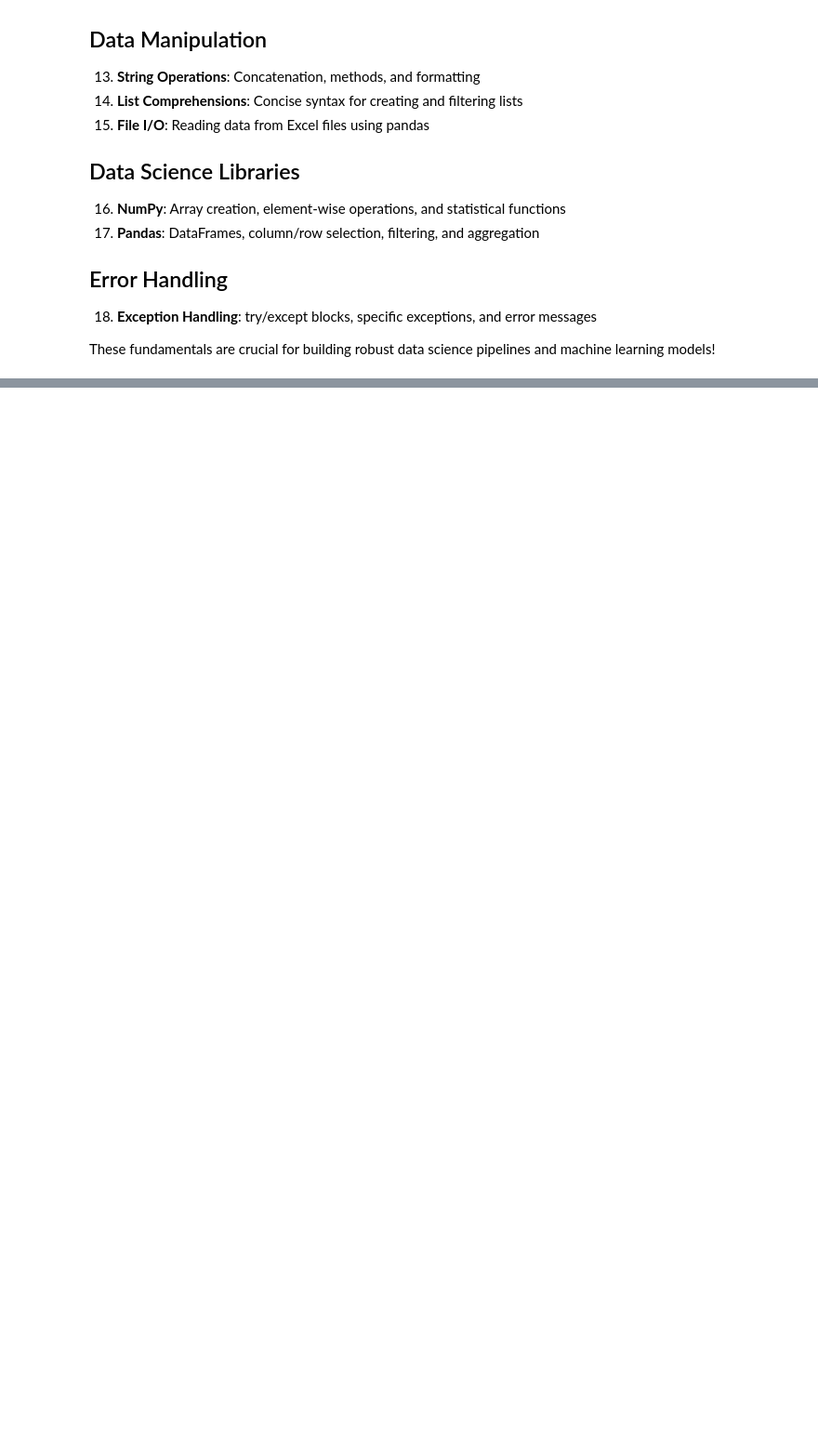
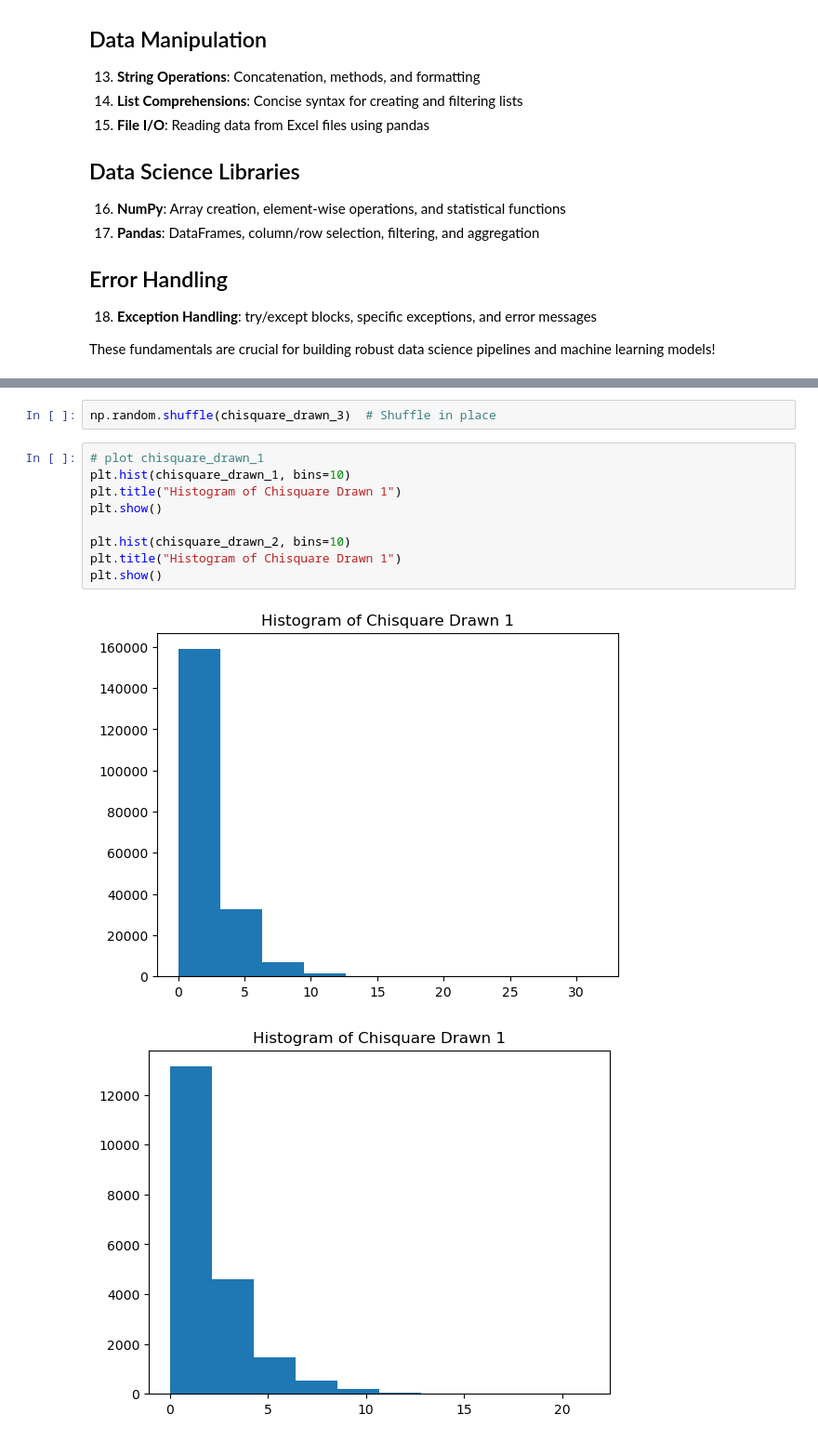
Before and after one commit to LeonardoDiCaterina/ML_deliverables_2026, a Jupyter notebook: Python_Refresher_students.ipynb, the cells around one changed output, grey strips where cells are left out. Shown at 93% size. Cells and saved outputs as stored; diff of their text form; blank space fills up the shorter version.

```diff
--- a/Python_Refresher_students.ipynb
+++ b/Python_Refresher_students.ipynb
@@ -253,0 +499,14 @@ These fundamentals are crucial for building robust data science pipelines and ma
+# %%
+np.random.shuffle(chisquare_drawn_3)  # Shuffle in place
+# %%
+# plot chisquare_drawn_1
+plt.hist(chisquare_drawn_1, bins=10)
+plt.title("Histogram of Chisquare Drawn 1")
+plt.show()
+
+plt.hist(chisquare_drawn_2, bins=10)
+plt.title("Histogram of Chisquare Drawn 1")
+plt.show()
+# %% [output]
+[figure, added]
+[figure, added]
```
Also changed, not shown: parts of 24 cells of this notebook.
